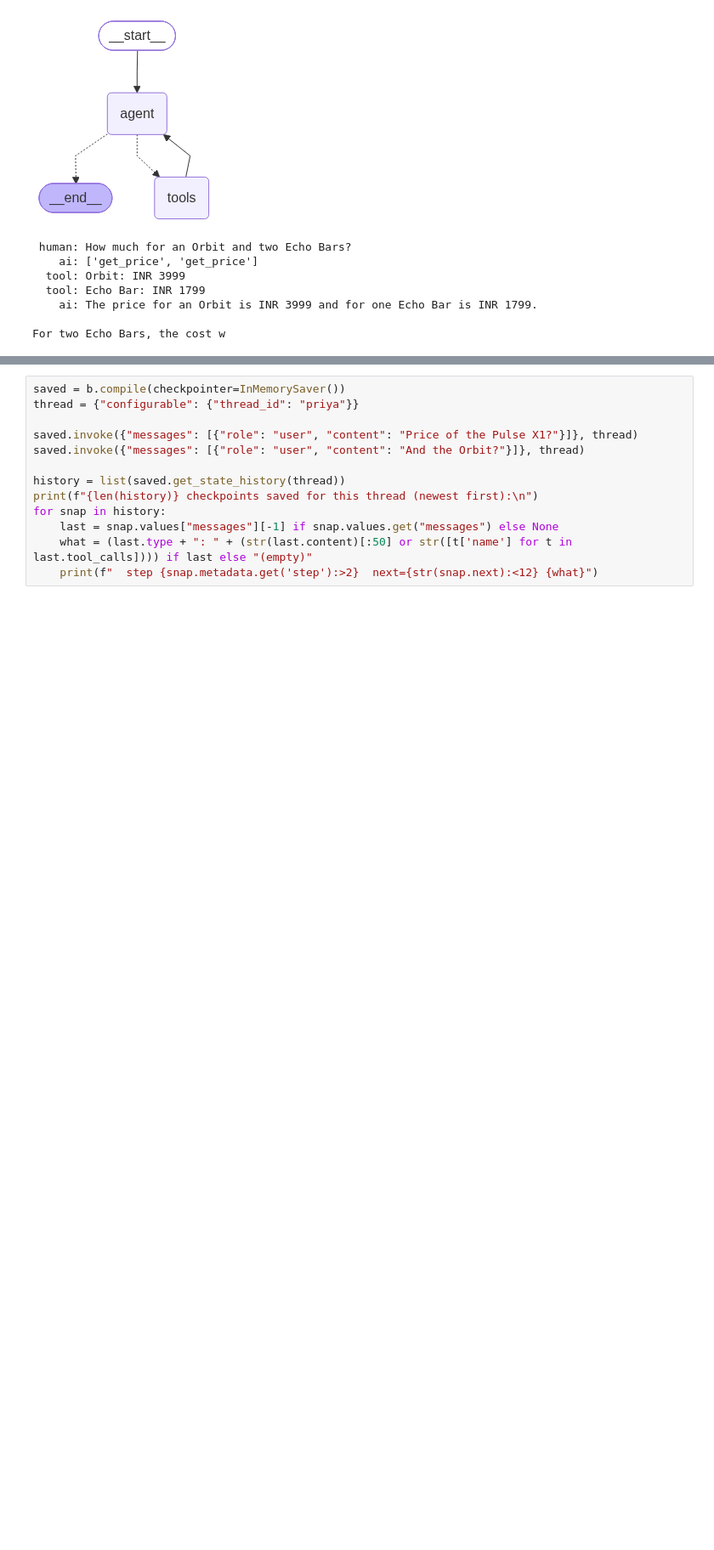
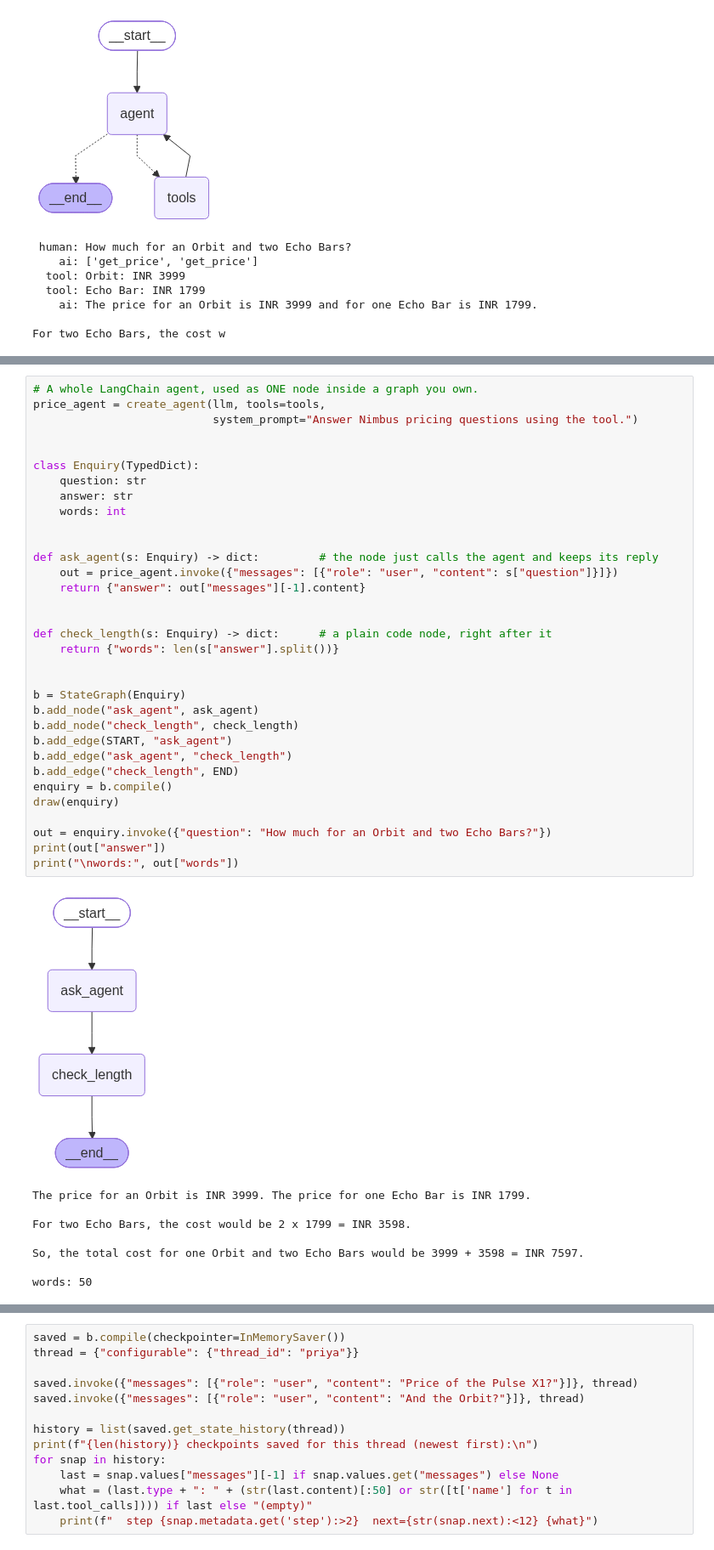
Before and after one commit to outskill-git/GenAIEngineering-Cohort6, a Jupyter notebook: Week13/02_langgraph_basics.ipynb, the cells around one changed output, grey strips where cells are left out. Shown at 85% size. Saved outputs shown, nothing was run; the diff lists cells and outputs as text; blank space fills up the shorter version.

Commit message:
Week13: show a LangChain agent used as a node inside a graph (notebook 02 Part 4.1 + slide)

```diff
--- a/Week13/02_langgraph_basics.ipynb
+++ b/Week13/02_langgraph_basics.ipynb
@@ -278,0 +313,42 @@ Compile with a checkpointer and LangGraph saves the state **after every step**,
+# %%
+# A whole LangChain agent, used as ONE node inside a graph you own.
+price_agent = create_agent(llm, tools=tools,
+                           system_prompt="Answer Nimbus pricing questions using the tool.")
+
+
+class Enquiry(TypedDict):
+    question: str
+    answer: str
+    words: int
+
+
+def ask_agent(s: Enquiry) -> dict:         # the node just calls the agent and keeps its reply
+    out = price_agent.invoke({"messages": [{"role": "user", "content": s["question"]}]})
+    return {"answer": out["messages"][-1].content}
+
+
+def check_length(s: Enquiry) -> dict:      # a plain code node, right after it
+    return {"words": len(s["answer"].split())}
+
+
+b = StateGraph(Enquiry)
+b.add_node("ask_agent", ask_agent)
+b.add_node("check_length", check_length)
+b.add_edge(START, "ask_agent")
+b.add_edge("ask_agent", "check_length")
+b.add_edge("check_length", END)
+enquiry = b.compile()
+draw(enquiry)
+
+out = enquiry.invoke({"question": "How much for an Orbit and two Echo Bars?"})
+print(out["answer"])
+print("\nwords:", out["words"])
+# %% [output]
+[figure, added]
+The price for an Orbit is INR 3999. The price for one Echo Bar is INR 1799.
+
+For two Echo Bars, the cost would be 2 x 1799 = INR 3598.
+
+So, the total cost for one Orbit and two Echo Bars would be 3999 + 3598 = INR 7597.
+
+words: 50
```
Also changed, not shown: parts of 6 cells of this notebook, 1 other file.
